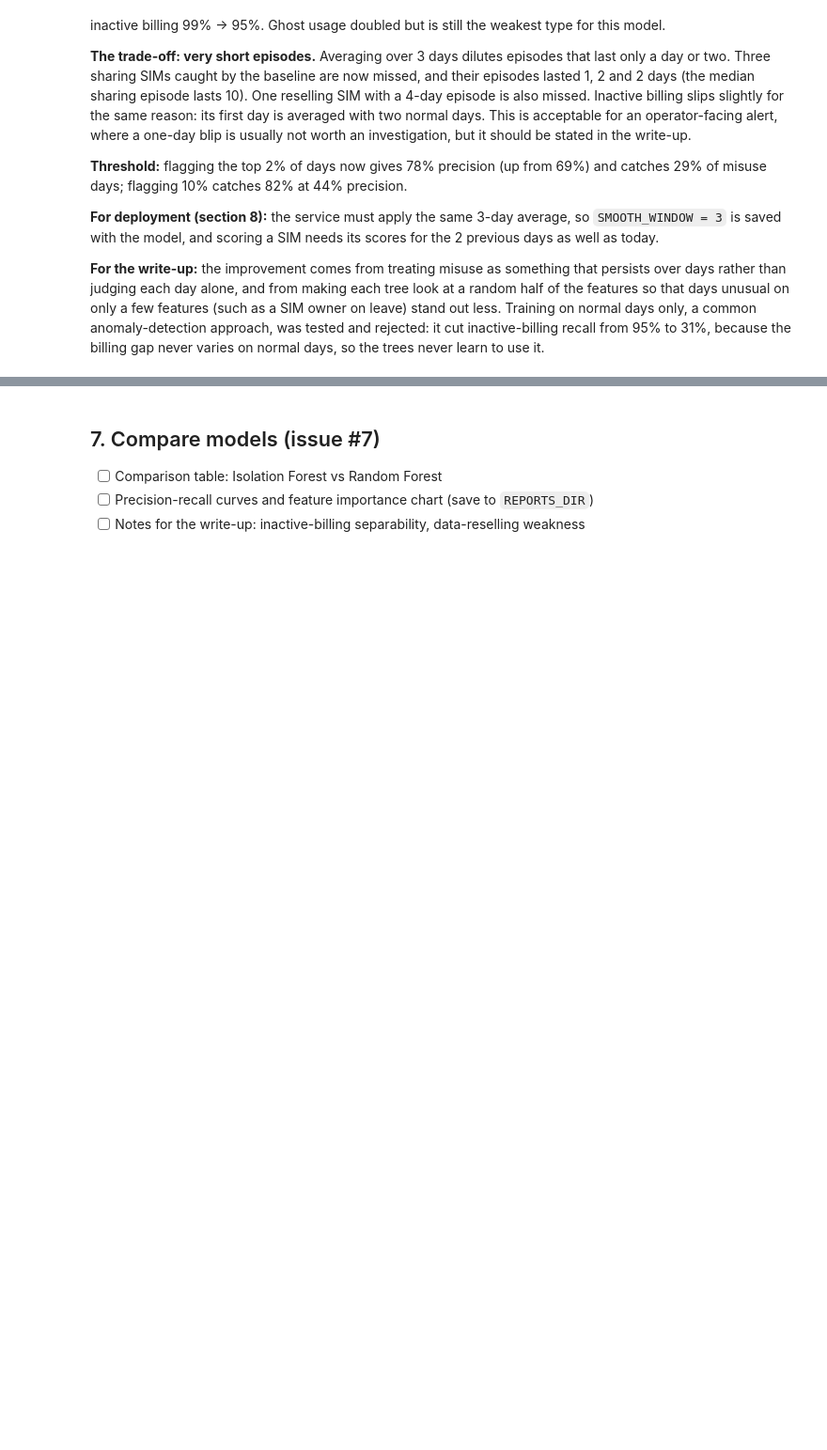
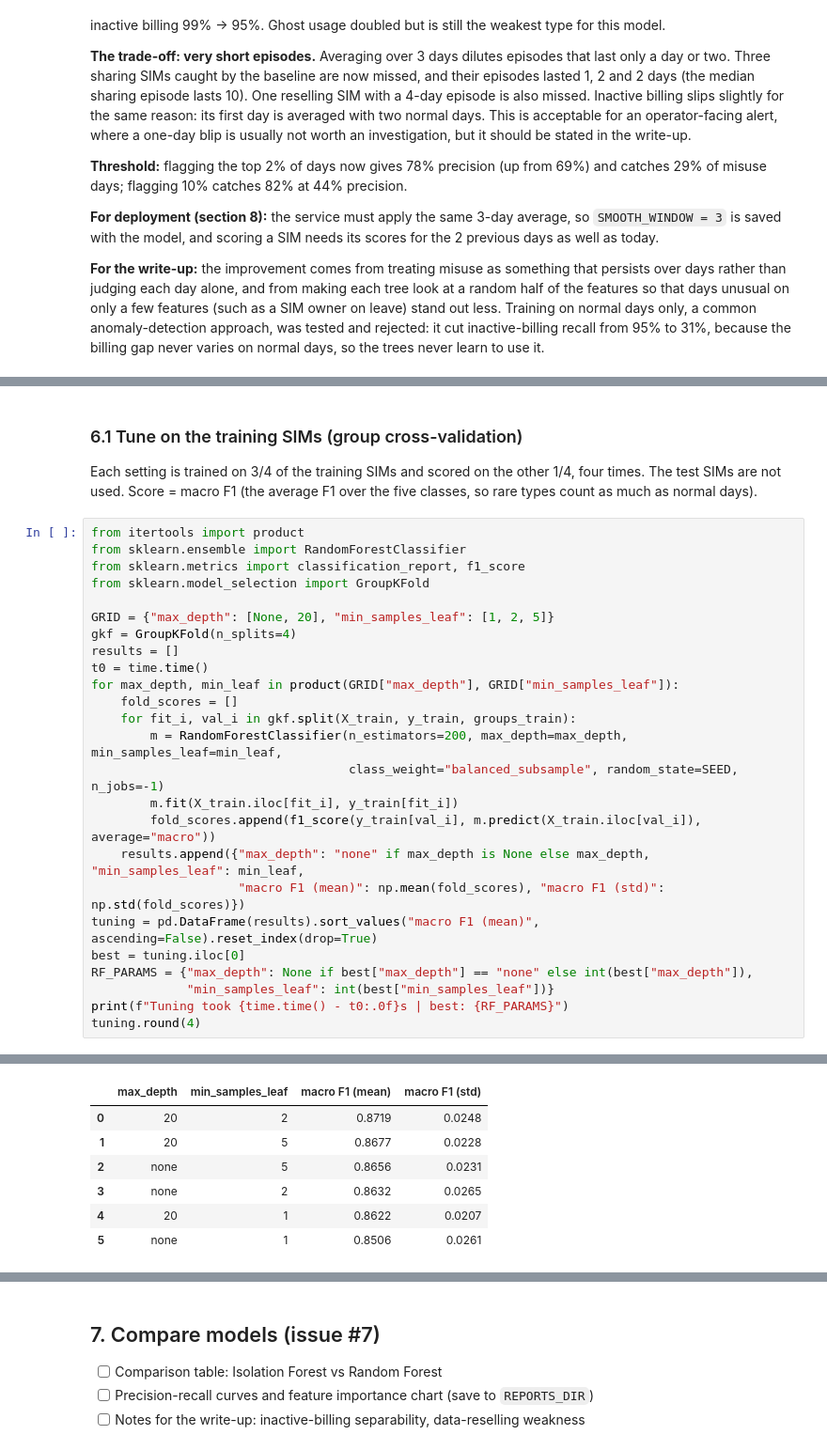
Before and after one commit to ianchomba1/proSIM, a Jupyter notebook: ml-training/notebooks/01_misuse_training.ipynb, the cells around one changed output, grey strips where cells are left out. Shown at 94% size. Saved outputs shown, nothing was run; the diff lists cells and outputs as text; blank space fills up the shorter version.

```diff
--- a/ml-training/notebooks/01_misuse_training.ipynb
+++ b/ml-training/notebooks/01_misuse_training.ipynb
@@ -960,0 +968,29 @@ Precision and recall both rose by about 12 points at the same time, which moving
+# %% [markdown]
+### 6.1 Tune on the training SIMs (group cross-validation)
+Each setting is trained on 3/4 of the training SIMs and scored on the other 1/4, four times. The test SIMs are not used. Score = macro F1 (the average F1 over the five classes, so rare types count as much as normal days).
+# %%
+from itertools import product
+from sklearn.ensemble import RandomForestClassifier
+from sklearn.metrics import classification_report, f1_score
+from sklearn.model_selection import GroupKFold
+
+GRID = {"max_depth": [None, 20], "min_samples_leaf": [1, 2, 5]}
+gkf = GroupKFold(n_splits=4)
+results = []
+t0 = time.time()
+for max_depth, min_leaf in product(GRID["max_depth"], GRID["min_samples_leaf"]):
+    fold_scores = []
+    for fit_i, val_i in gkf.split(X_train, y_train, groups_train):
+        m = RandomForestClassifier(n_estimators=200, max_depth=max_depth, min_samples_leaf=min_leaf,
+                                   class_weight="balanced_subsample", random_state=SEED, n_jobs=-1)
+        m.fit(X_train.iloc[fit_i], y_train[fit_i])
+        fold_scores.append(f1_score(y_train[val_i], m.predict(X_train.iloc[val_i]), average="macro"))
+    results.append({"max_depth": "none" if max_depth is None else max_depth, "min_samples_leaf": min_leaf,
+                    "macro F1 (mean)": np.mean(fold_scores), "macro F1 (std)": np.std(fold_scores)})
+tuning = pd.DataFrame(results).sort_values("macro F1 (mean)", ascending=False).reset_index(drop=True)
+best = tuning.iloc[0]
+RF_PARAMS = {"max_depth": None if best["max_depth"] == "none" else int(best["max_depth"]),
+             "min_samples_leaf": int(best["min_samples_leaf"])}
+print(f"Tuning took {time.time() - t0:.0f}s | best: {RF_PARAMS}")
+tuning.round(4)
+# %% [output]
@@ -960,0 +998,7 @@ Precision and recall both rose by about 12 points at the same time, which moving
+|  | max_depth | min_samples_leaf | macro F1 (mean) | macro F1 (std) |
+| 0 | 20 | 2 | 0.8719 | 0.0248 |
+| 1 | 20 | 5 | 0.8677 | 0.0228 |
+| 2 | none | 5 | 0.8656 | 0.0231 |
+| 3 | none | 2 | 0.8632 | 0.0265 |
+| 4 | 20 | 1 | 0.8622 | 0.0207 |
+| 5 | none | 1 | 0.8506 | 0.0261 |
```
Also changed, not shown: parts of 13 cells of this notebook, 1 other file.
